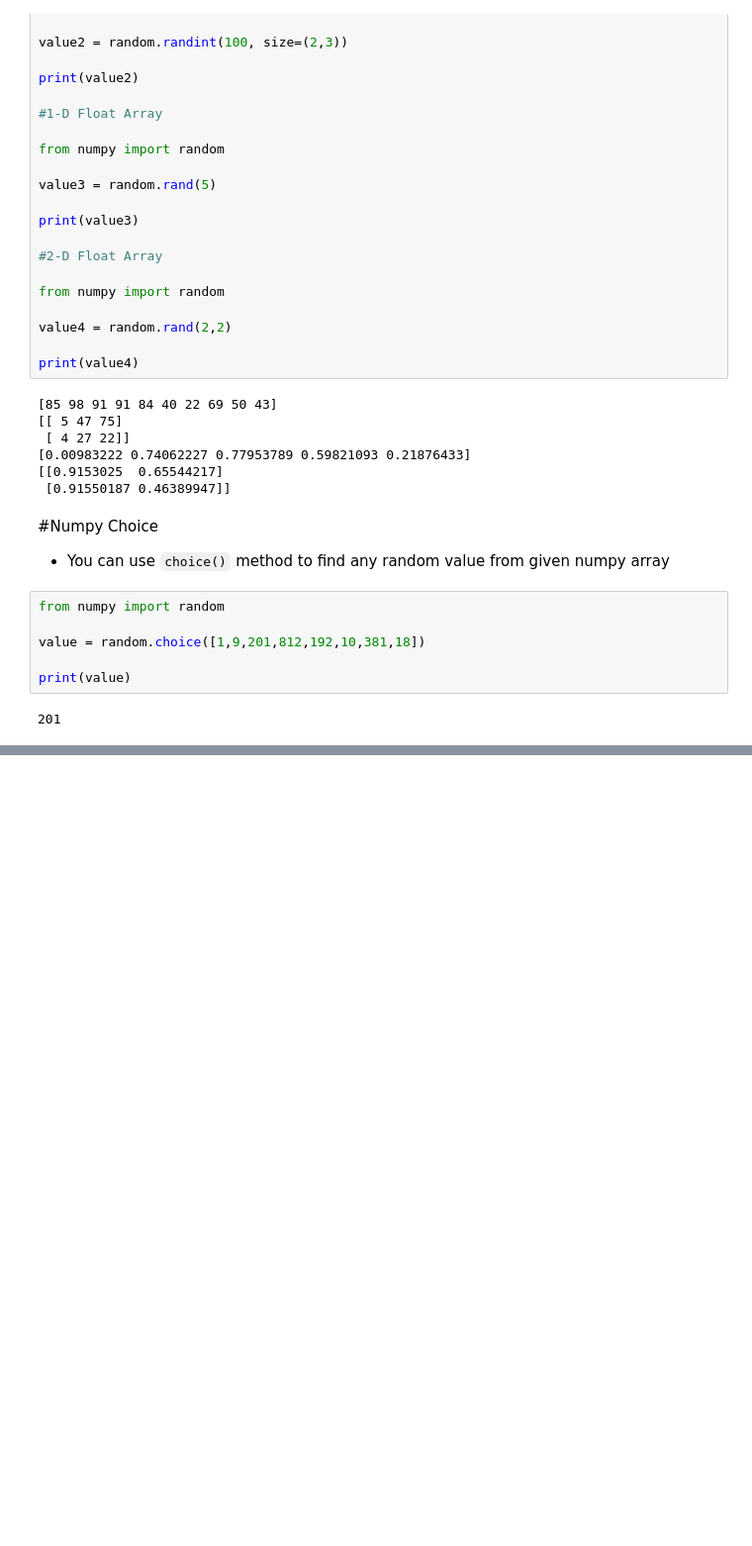
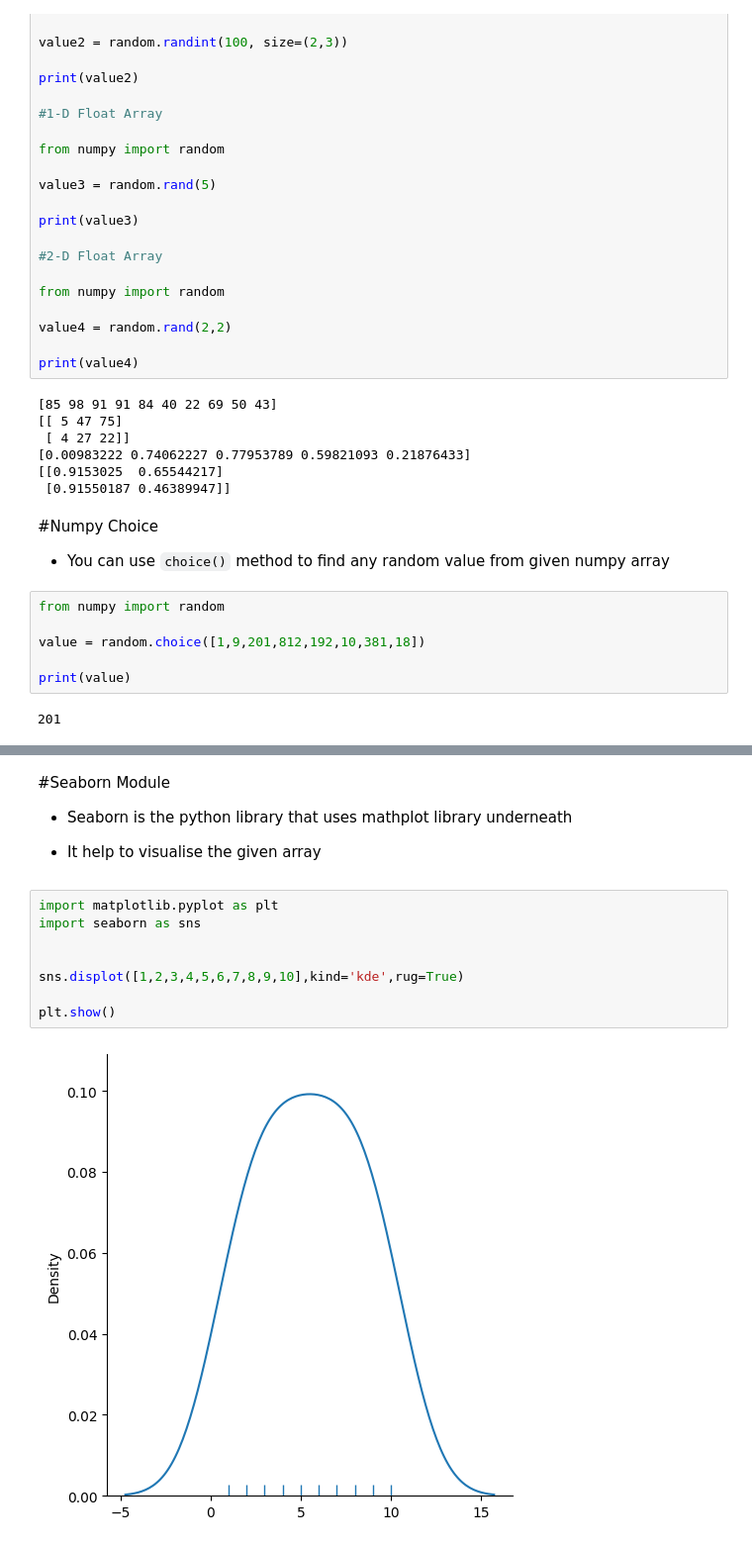
Before and after one commit to darshank26/Learn-NumPy, a Jupyter notebook: Learn_NumPy.ipynb, the cells around one changed output, grey strips where cells are left out. Shown: that part at 99% size. Saved outputs shown, nothing was run; the diff lists cells and outputs as text; blank space fills up the shorter version.

```diff
--- a/Learn_NumPy.ipynb
+++ b/Learn_NumPy.ipynb
@@ -1081,0 +1116,16 @@ print(value)
+# %% [markdown]
+#Seaborn Module
+
+* Seaborn is the python library that uses mathplot library underneath
+
+* It help to visualise the given array
+# %%
+import matplotlib.pyplot as plt
+import seaborn as sns
+
+
+sns.displot([1,2,3,4,5,6,7,8,9,10],kind='kde',rug=True)
+
+plt.show()
+# %% [output]
+[figure, added]
```
Also changed, not shown: parts of 4 cells of this notebook.
